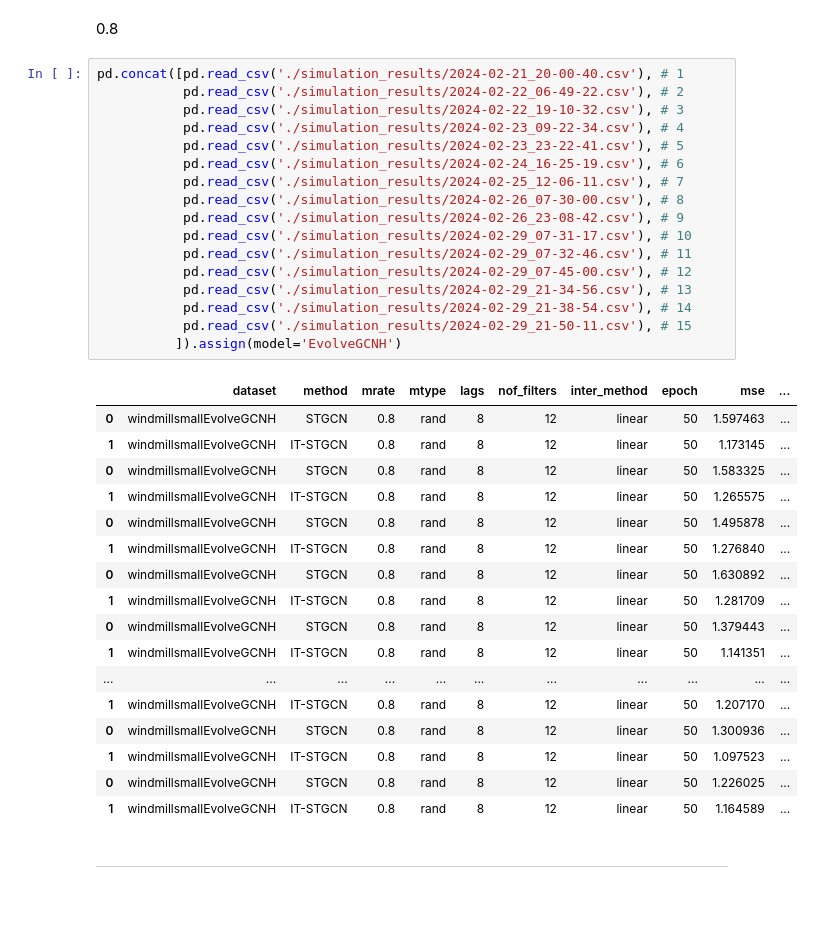
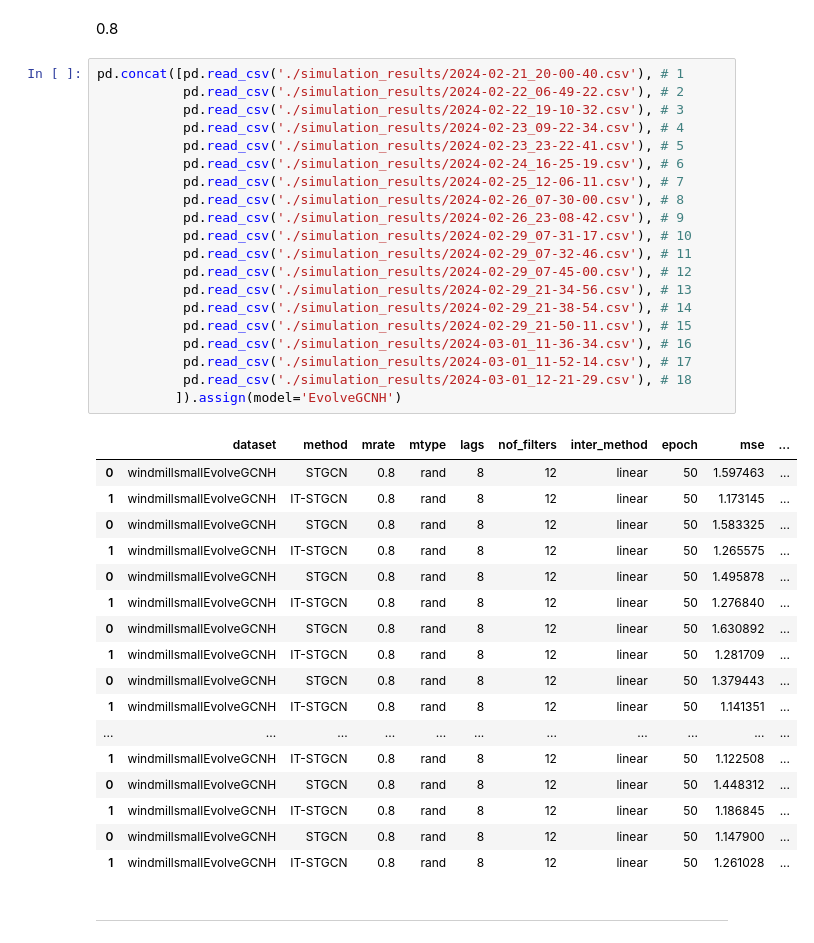
Before and after one commit to seoyeonc/ITTGNN_blog, a Jupyter notebook: posts/2_research/done.ipynb, the cells around one changed output. Cells and saved outputs as stored; diff of their text form; blank space fills up the shorter version.

```diff
--- a/posts/2_research/done.ipynb
+++ b/posts/2_research/done.ipynb
@@ -381,38 +387,41 @@ EvolveGCNH 50%
 # %%
 pd.concat([pd.read_csv('./simulation_results/2024-02-21_20-00-40.csv'), # 1
            pd.read_csv('./simulation_results/2024-02-22_06-49-22.csv'), # 2
            pd.read_csv('./simulation_results/2024-02-22_19-10-32.csv'), # 3
            pd.read_csv('./simulation_results/2024-02-23_09-22-34.csv'), # 4
            pd.read_csv('./simulation_results/2024-02-23_23-22-41.csv'), # 5
            pd.read_csv('./simulation_results/2024-02-24_16-25-19.csv'), # 6
            pd.read_csv('./simulation_results/2024-02-25_12-06-11.csv'), # 7
            pd.read_csv('./simulation_results/2024-02-26_07-30-00.csv'), # 8
            pd.read_csv('./simulation_results/2024-02-26_23-08-42.csv'), # 9
            pd.read_csv('./simulation_results/2024-02-29_07-31-17.csv'), # 10
            pd.read_csv('./simulation_results/2024-02-29_07-32-46.csv'), # 11
            pd.read_csv('./simulation_results/2024-02-29_07-45-00.csv'), # 12
            pd.read_csv('./simulation_results/2024-02-29_21-34-56.csv'), # 13
            pd.read_csv('./simulation_results/2024-02-29_21-38-54.csv'), # 14
            pd.read_csv('./simulation_results/2024-02-29_21-50-11.csv'), # 15
+           pd.read_csv('./simulation_results/2024-03-01_11-36-34.csv'), # 16
+           pd.read_csv('./simulation_results/2024-03-01_11-52-14.csv'), # 17
+           pd.read_csv('./simulation_results/2024-03-01_12-21-29.csv'), # 18
           ]).assign(model='EvolveGCNH')
 # %% [output]
 |  | dataset | method | mrate | mtype | lags | nof_filters | inter_method | epoch | mse | ... |
 | 0 | windmillsmallEvolveGCNH | STGCN | 0.8 | rand | 8 | 12 | linear | 50 | 1.597463 | ... |
 | 1 | windmillsmallEvolveGCNH | IT-STGCN | 0.8 | rand | 8 | 12 | linear | 50 | 1.173145 | ... |
 | 0 | windmillsmallEvolveGCNH | STGCN | 0.8 | rand | 8 | 12 | linear | 50 | 1.583325 | ... |
 | 1 | windmillsmallEvolveGCNH | IT-STGCN | 0.8 | rand | 8 | 12 | linear | 50 | 1.265575 | ... |
 | 0 | windmillsmallEvolveGCNH | STGCN | 0.8 | rand | 8 | 12 | linear | 50 | 1.495878 | ... |
 | 1 | windmillsmallEvolveGCNH | IT-STGCN | 0.8 | rand | 8 | 12 | linear | 50 | 1.276840 | ... |
 | 0 | windmillsmallEvolveGCNH | STGCN | 0.8 | rand | 8 | 12 | linear | 50 | 1.630892 | ... |
 | 1 | windmillsmallEvolveGCNH | IT-STGCN | 0.8 | rand | 8 | 12 | linear | 50 | 1.281709 | ... |
 | 0 | windmillsmallEvolveGCNH | STGCN | 0.8 | rand | 8 | 12 | linear | 50 | 1.379443 | ... |
 | 1 | windmillsmallEvolveGCNH | IT-STGCN | 0.8 | rand | 8 | 12 | linear | 50 | 1.141351 | ... |
 | ... | ... | ... | ... | ... | ... | ... | ... | ... | ... | ... |
-| 1 | windmillsmallEvolveGCNH | IT-STGCN | 0.8 | rand | 8 | 12 | linear | 50 | 1.207170 | ... |
-| 0 | windmillsmallEvolveGCNH | STGCN | 0.8 | rand | 8 | 12 | linear | 50 | 1.300936 | ... |
-| 1 | windmillsmallEvolveGCNH | IT-STGCN | 0.8 | rand | 8 | 12 | linear | 50 | 1.097523 | ... |
-| 0 | windmillsmallEvolveGCNH | STGCN | 0.8 | rand | 8 | 12 | linear | 50 | 1.226025 | ... |
-| 1 | windmillsmallEvolveGCNH | IT-STGCN | 0.8 | rand | 8 | 12 | linear | 50 | 1.164589 | ... |
+| 1 | windmillsmallEvolveGCNH | IT-STGCN | 0.8 | rand | 8 | 12 | linear | 50 | 1.122508 | ... |
+| 0 | windmillsmallEvolveGCNH | STGCN | 0.8 | rand | 8 | 12 | linear | 50 | 1.448312 | ... |
+| 1 | windmillsmallEvolveGCNH | IT-STGCN | 0.8 | rand | 8 | 12 | linear | 50 | 1.186845 | ... |
+| 0 | windmillsmallEvolveGCNH | STGCN | 0.8 | rand | 8 | 12 | linear | 50 | 1.147900 | ... |
+| 1 | windmillsmallEvolveGCNH | IT-STGCN | 0.8 | rand | 8 | 12 | linear | 50 | 1.261028 | ... |
 # %% [markdown]
 ---
 # %% [markdown]
```
Also changed, not shown: parts of 2 cells of this notebook, 8 other files.
